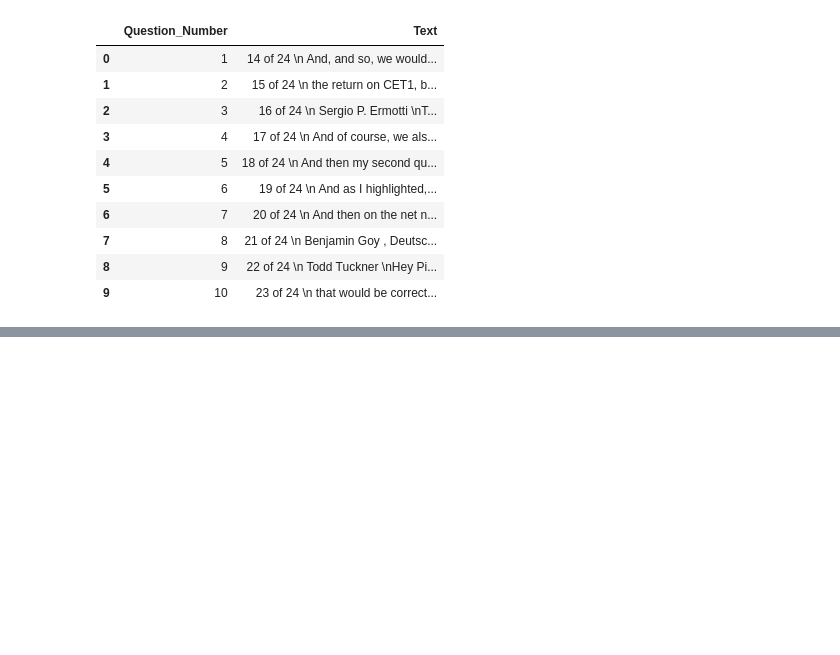
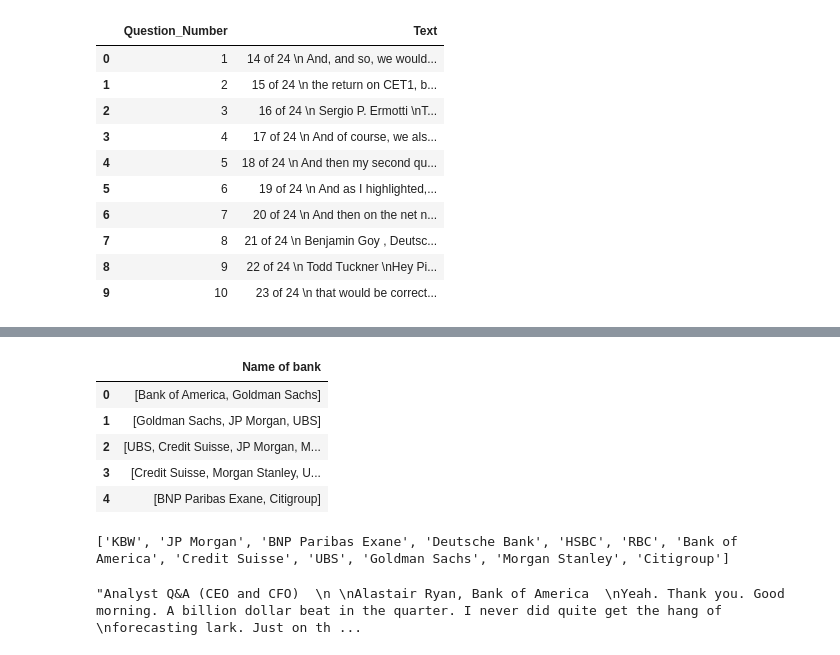
Before and after one commit to sheldonkemper/bank_of_england, a Jupyter notebook: notebooks/processed/ct_nlp_pipeline_v1_0.ipynb, the cells around one changed output, grey strips where cells are left out. Saved outputs shown, nothing was run; the diff lists cells and outputs as text; code cells hidden in the pictures; blank space fills up the shorter version.

```diff
--- a/notebooks/processed/ct_nlp_pipeline_v1_0.ipynb
+++ b/notebooks/processed/ct_nlp_pipeline_v1_0.ipynb
@@ -383 +462,25 @@ processed_df.head()
 | 4 | Sergio P. Ermotti | Speaker | Well, let me take the first quest... | Andrew Coombs | ... |
+# %%
+# List to store processed results
+processed_results = []
+
+# Loop through each row in result_df
+for idx, row in result_df.iterrows():
+    text = row['Text']
+    info = extract_bank(text)
+    processed_results.append(info)
+    # Optional: sleep to respect rate limits (adjust the delay as needed)
+    time.sleep(1)
+
+# Convert the list of dictionaries to a DataFrame
+processed_df = pd.DataFrame(processed_results)
+
+# Display the processed DataFrame
+processed_df.head()
+# %% [output]
+|  | Name of bank |
+| 0 | [Bank of America, Goldman Sachs] |
+| 1 | [Goldman Sachs, JP Morgan, UBS] |
+| 2 | [UBS, Credit Suisse, JP Morgan, M... |
+| 3 | [Credit Suisse, Morgan Stanley, U... |
+| 4 | [BNP Paribas Exane, Citigroup] |
@@ -383,0 +489,7 @@ processed_df.head()
+# %%
+flat_list_bank = [item for sublist in lists_of_banks for item in sublist]
+removed_duplicate_bank = list(set(flat_list_bank))
+removed_single_letter_bank = [item for item in removed_duplicate_bank if len(item) > 1]
+print(removed_single_letter_bank)
+# %% [output]
+['KBW', 'JP Morgan', 'BNP Paribas Exane', 'Deutsche Bank', 'HSBC', 'RBC', 'Bank of America', 'Credit Suisse', 'UBS', 'Goldman Sachs', 'Morgan Stanley', 'Citigroup']
@@ -383,0 +585,4 @@ processed_df.head()
+# %%
+qna_text
+# %% [output]
+"Analyst Q&A (CEO and CFO)  \n \nAlastair Ryan, Bank of America  \nYeah. Thank you. Good morning. A billion dollar beat in the quarter. I never did quite get the hang of \nforecasting lark. Just on th ...
```
Also changed, not shown: parts of 7 cells of this notebook.
